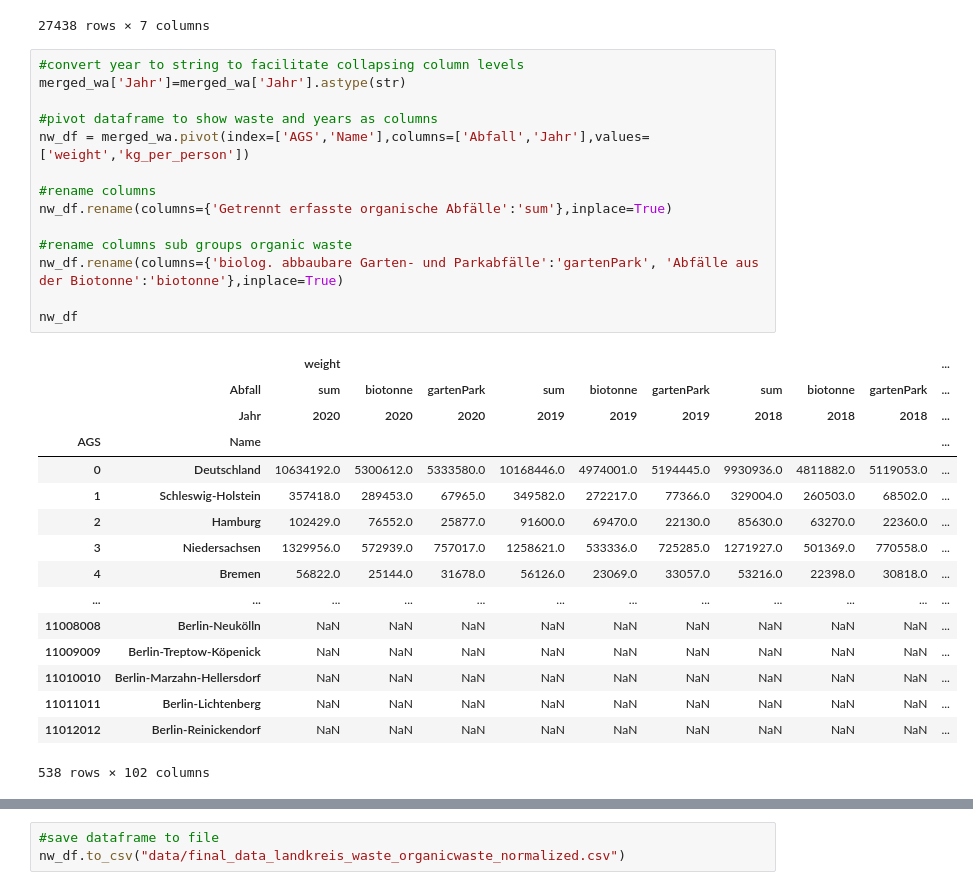
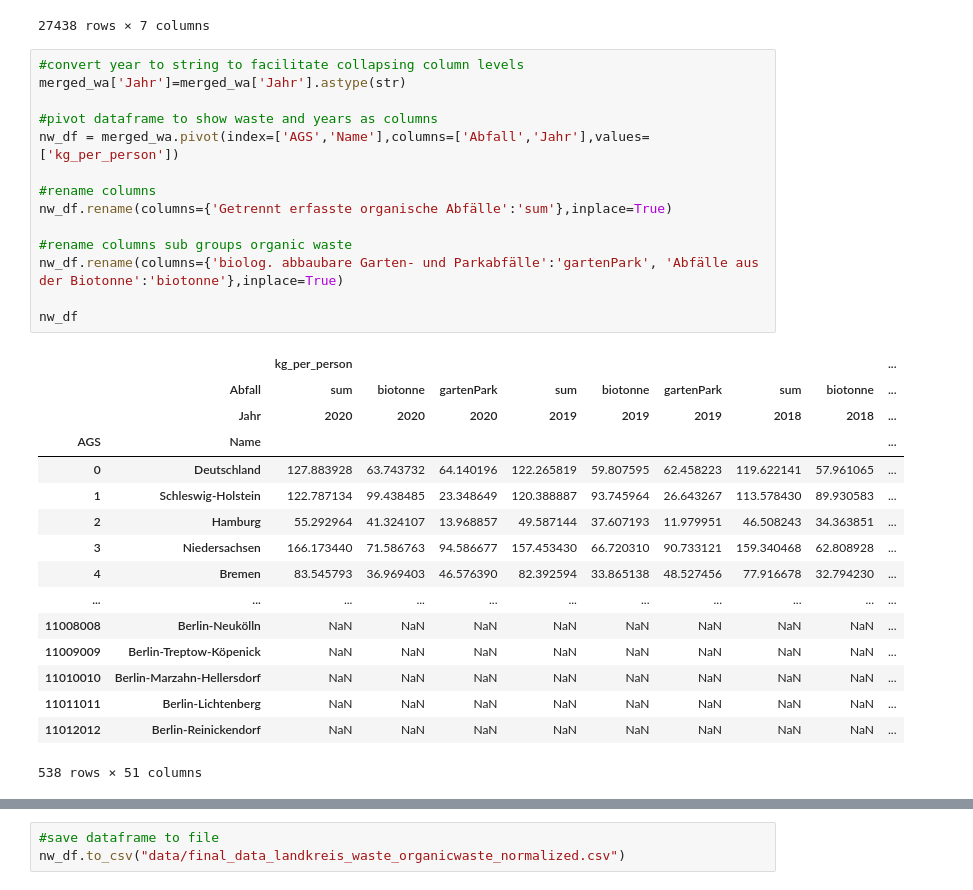
Before and after one commit to uclab-potsdam/klimataz, a Jupyter notebook: data/waste/final_data_waste_landkreis.ipynb, the cells around one changed output, grey strips where cells are left out. Drawn from its saved outputs; the diff is of its cells as text.

```diff
--- a/data/waste/final_data_waste_landkreis.ipynb
+++ b/data/waste/final_data_waste_landkreis.ipynb
@@ -256,34 +256,34 @@ merged_wa
 # %%
 #convert year to string to facilitate collapsing column levels
 merged_wa['Jahr']=merged_wa['Jahr'].astype(str)
 
 #pivot dataframe to show waste and years as columns
-nw_df = merged_wa.pivot(index=['AGS','Name'],columns=['Abfall','Jahr'],values=['weight','kg_per_person'])
+nw_df = merged_wa.pivot(index=['AGS','Name'],columns=['Abfall','Jahr'],values=['kg_per_person'])
 
 #rename columns
 nw_df.rename(columns={'Getrennt erfasste organische Abfälle':'sum'},inplace=True)
 
 #rename columns sub groups organic waste
 nw_df.rename(columns={'biolog. abbaubare Garten- und Parkabfälle':'gartenPark', 'Abfälle aus der Biotonne':'biotonne'},inplace=True)
 
 nw_df
 # %% [output]
-|  |  | weight |  |  |  |  |  |  |  |  | ... |
-|  | Abfall | sum | biotonne | gartenPark | sum | biotonne | gartenPark | sum | biotonne | gartenPark | ... |
-|  | Jahr | 2020 | 2020 | 2020 | 2019 | 2019 | 2019 | 2018 | 2018 | 2018 | ... |
-| AGS | Name |  |  |  |  |  |  |  |  |  | ... |
-| 0 | Deutschland | 10634192.0 | 5300612.0 | 5333580.0 | 10168446.0 | 4974001.0 | 5194445.0 | 9930936.0 | 4811882.0 | 5119053.0 | ... |
-| 1 | Schleswig-Holstein | 357418.0 | 289453.0 | 67965.0 | 349582.0 | 272217.0 | 77366.0 | 329004.0 | 260503.0 | 68502.0 | ... |
-| 2 | Hamburg | 102429.0 | 76552.0 | 25877.0 | 91600.0 | 69470.0 | 22130.0 | 85630.0 | 63270.0 | 22360.0 | ... |
-| 3 | Niedersachsen | 1329956.0 | 572939.0 | 757017.0 | 1258621.0 | 533336.0 | 725285.0 | 1271927.0 | 501369.0 | 770558.0 | ... |
-| 4 | Bremen | 56822.0 | 25144.0 | 31678.0 | 56126.0 | 23069.0 | 33057.0 | 53216.0 | 22398.0 | 30818.0 | ... |
-| ... | ... | ... | ... | ... | ... | ... | ... | ... | ... | ... | ... |
-| 11008008 | Berlin-Neukölln | NaN | NaN | NaN | NaN | NaN | NaN | NaN | NaN | NaN | ... |
-| 11009009 | Berlin-Treptow-Köpenick | NaN | NaN | NaN | NaN | NaN | NaN | NaN | NaN | NaN | ... |
-| 11010010 | Berlin-Marzahn-Hellersdorf | NaN | NaN | NaN | NaN | NaN | NaN | NaN | NaN | NaN | ... |
-| 11011011 | Berlin-Lichtenberg | NaN | NaN | NaN | NaN | NaN | NaN | NaN | NaN | NaN | ... |
-| 11012012 | Berlin-Reinickendorf | NaN | NaN | NaN | NaN | NaN | NaN | NaN | NaN | NaN | ... |
+|  |  | kg_per_person |  |  |  |  |  |  |  | ... |
+|  | Abfall | sum | biotonne | gartenPark | sum | biotonne | gartenPark | sum | biotonne | ... |
+|  | Jahr | 2020 | 2020 | 2020 | 2019 | 2019 | 2019 | 2018 | 2018 | ... |
+| AGS | Name |  |  |  |  |  |  |  |  | ... |
+| 0 | Deutschland | 127.883928 | 63.743732 | 64.140196 | 122.265819 | 59.807595 | 62.458223 | 119.622141 | 57.961065 | ... |
+| 1 | Schleswig-Holstein | 122.787134 | 99.438485 | 23.348649 | 120.388887 | 93.745964 | 26.643267 | 113.578430 | 89.930583 | ... |
+| 2 | Hamburg | 55.292964 | 41.324107 | 13.968857 | 49.587144 | 37.607193 | 11.979951 | 46.508243 | 34.363851 | ... |
+| 3 | Niedersachsen | 166.173440 | 71.586763 | 94.586677 | 157.453430 | 66.720310 | 90.733121 | 159.340468 | 62.808928 | ... |
+| 4 | Bremen | 83.545793 | 36.969403 | 46.576390 | 82.392594 | 33.865138 | 48.527456 | 77.916678 | 32.794230 | ... |
+| ... | ... | ... | ... | ... | ... | ... | ... | ... | ... | ... |
+| 11008008 | Berlin-Neukölln | NaN | NaN | NaN | NaN | NaN | NaN | NaN | NaN | ... |
+| 11009009 | Berlin-Treptow-Köpenick | NaN | NaN | NaN | NaN | NaN | NaN | NaN | NaN | ... |
+| 11010010 | Berlin-Marzahn-Hellersdorf | NaN | NaN | NaN | NaN | NaN | NaN | NaN | NaN | ... |
+| 11011011 | Berlin-Lichtenberg | NaN | NaN | NaN | NaN | NaN | NaN | NaN | NaN | ... |
+| 11012012 | Berlin-Reinickendorf | NaN | NaN | NaN | NaN | NaN | NaN | NaN | NaN | ... |
-538 rows × 102 columns
+538 rows × 51 columns
 # %%
 #collapse levels of column names and join waste type to year
 nw_df.columns = nw_df.columns.map('_'.join)
```
Also changed, not shown: parts of 1 cell of this notebook, 1 other file.
